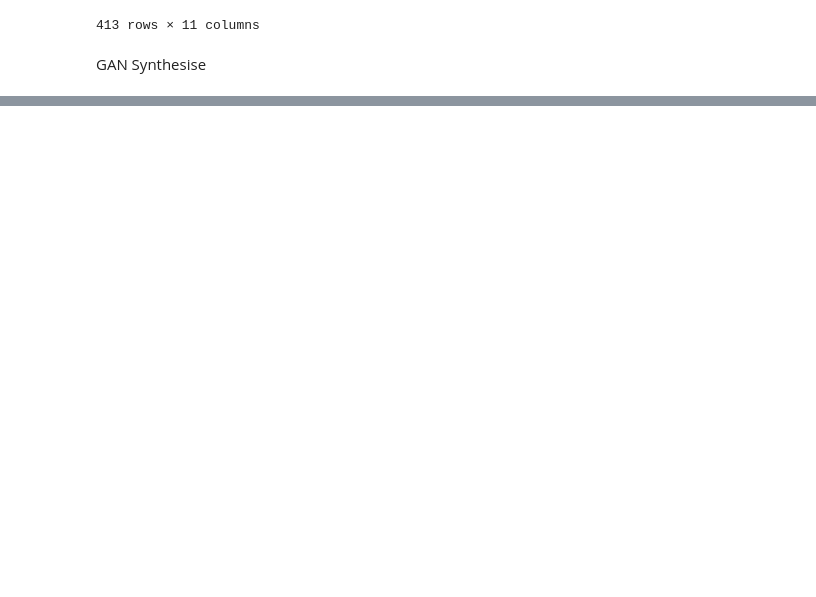
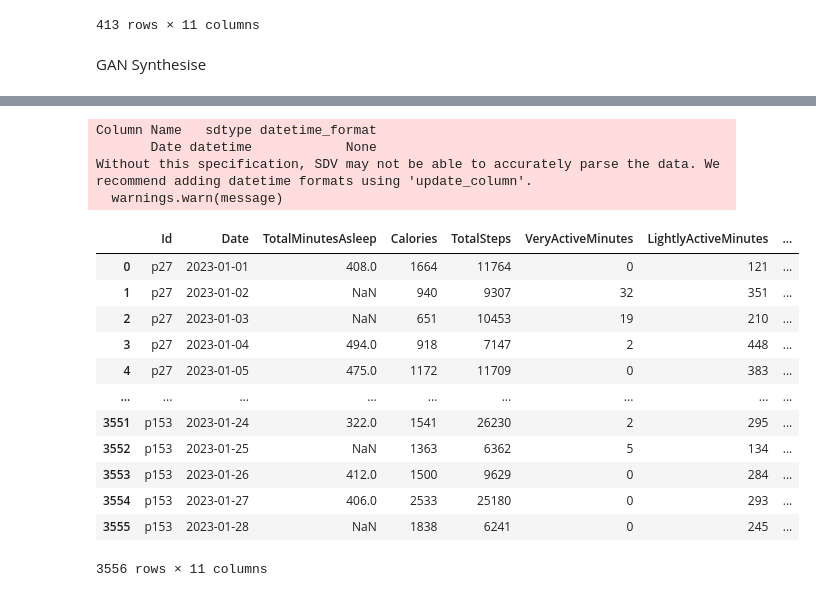
Before and after one commit to Glacierxdd40874/AIHG-Wearable, a Jupyter notebook: data_preprocessing/datasets/data_extraction.ipynb, the cells around one changed output, grey strips where cells are left out. Saved outputs shown, nothing was run; the diff lists cells and outputs as text; code cells hidden in the pictures; blank space fills up the shorter version.

```diff
--- a/data_preprocessing/datasets/data_extraction.ipynb
+++ b/data_preprocessing/datasets/data_extraction.ipynb
@@ -316,0 +391,22 @@ final
+# %%
+start_participant_num = T2_merged_df['Id'].nunique()
+T2_synthetic_data = synthesiser(T2_merged_df, id_col='row_id', date_col='Date', participant_col='Id', start_participant_num=start_participant_num, num_new_participants=start_participant_num+100)
+T2_synthetic_data
+# %% [output]
+Column Name   sdtype datetime_format
+       Date datetime            None
+Without this specification, SDV may not be able to accurately parse the data. We recommend adding datetime formats using 'update_column'.
+  warnings.warn(message)
+|  | Id | Date | TotalMinutesAsleep | Calories | TotalSteps | VeryActiveMinutes | LightlyActiveMinutes | ... |
+| 0 | p27 | 2023-01-01 | 408.0 | 1664 | 11764 | 0 | 121 | ... |
+| 1 | p27 | 2023-01-02 | NaN | 940 | 9307 | 32 | 351 | ... |
+| 2 | p27 | 2023-01-03 | NaN | 651 | 10453 | 19 | 210 | ... |
+| 3 | p27 | 2023-01-04 | 494.0 | 918 | 7147 | 2 | 448 | ... |
+| 4 | p27 | 2023-01-05 | 475.0 | 1172 | 11709 | 0 | 383 | ... |
+| ... | ... | ... | ... | ... | ... | ... | ... | ... |
+| 3551 | p153 | 2023-01-24 | 322.0 | 1541 | 26230 | 2 | 295 | ... |
+| 3552 | p153 | 2023-01-25 | NaN | 1363 | 6362 | 5 | 134 | ... |
+| 3553 | p153 | 2023-01-26 | 412.0 | 1500 | 9629 | 0 | 284 | ... |
+| 3554 | p153 | 2023-01-27 | 406.0 | 2533 | 25180 | 0 | 293 | ... |
+| 3555 | p153 | 2023-01-28 | NaN | 1838 | 6241 | 0 | 245 | ... |
+3556 rows × 11 columns
```
Also changed, not shown: parts of 30 cells of this notebook, 4 other files.
